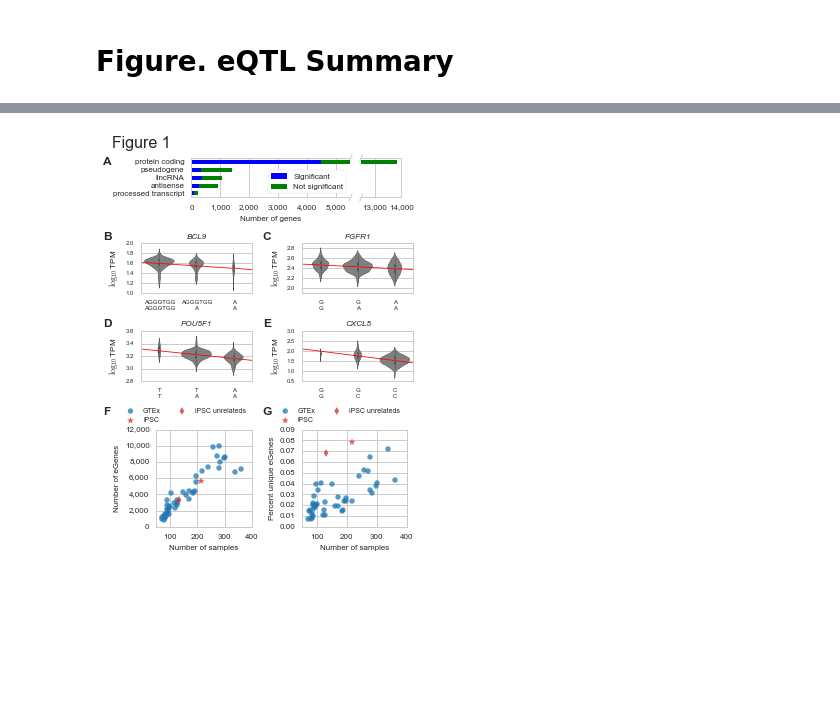
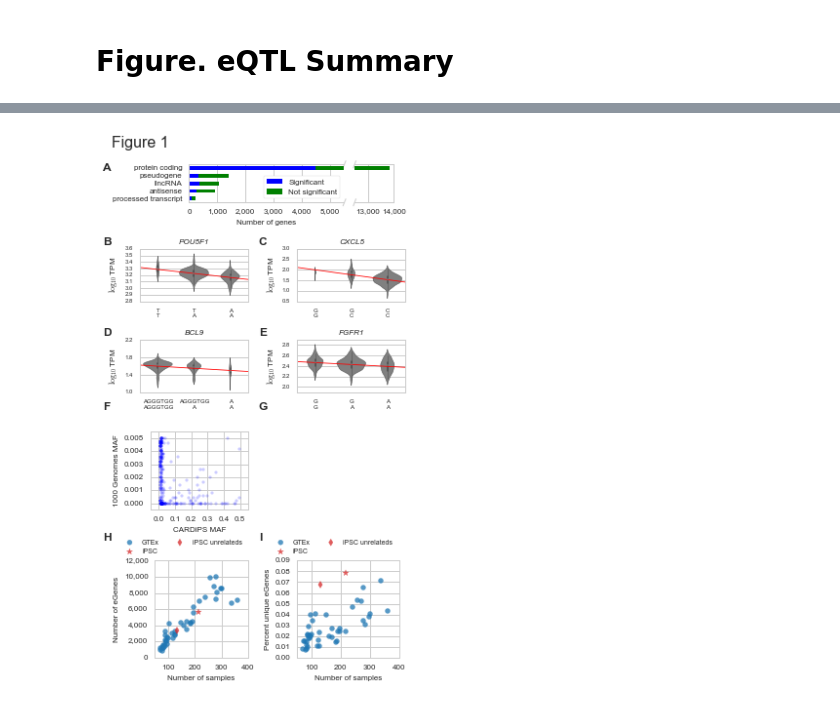
Before and after one commit to frazer-lab/cardips-ipsc-eqtl, a Jupyter notebook: notebooks/Figure. eQTL Summary.ipynb, the cells around one changed output, grey strips where cells are left out. Drawn from its saved outputs; the diff is of its cells as text; code cells hidden in the pictures; blank space fills up the shorter version.

```diff
--- a/notebooks/Figure. eQTL Summary.ipynb
+++ b/notebooks/Figure. eQTL Summary.ipynb
@@ -75,6 +75,12 @@ res_fns = pd.Series(res_fns,
 
 qvalue_sig = qvalues[qvalues.perm_sig == 1]
 qvalue_sig = qvalue_sig.sort_values('perm_qvalue')
+# %%
+fn = os.path.join(ciepy.root, 'output', 'rare_variant_eqtls', 'lead_vars_uniq.tsv')
+lead_vars_uniq = pd.read_table(fn, index_col=0)
+
+fn = os.path.join(ciepy.root, 'output', 'rare_variant_eqtls', 'rare_num_fams.tsv')
+rare_num_fams = pd.read_table(fn, index_col=0, header=None, squeeze=True)
 # %%
 fn = os.path.join(ciepy.root, 'output', 'eqtl_input',
                   'tpm_log_filtered_phe_std_norm_peer_resid.tsv')
@@ -85,9 +91,9 @@ log_exp = np.log10(exp + 1)
 log_exp = log_exp[rna_meta[rna_meta.in_eqtl].index]
 log_exp.columns = rna_meta[rna_meta.in_eqtl].wgs_id
 # %%
-# Example genes. TODO: add in two genes from GO category.
+# Example genes
 pgenes = ['IDO1', 'LCK', 'POU5F1', 'CXCL5', 'BCL9', 'FGFR1']
-pgenes = ['BCL9', 'FGFR1', 'POU5F1', 'CXCL5']
+pgenes = ['POU5F1', 'CXCL5', 'BCL9', 'FGFR1']
 genes = []
 for g in pgenes:
     i = gene_info[gene_info.gene_name == g].index[0]
@@ -168,7 +163,7 @@ gtypes.sort_values(by=['Tested'], inplace=True, ascending=True)
 gtypes = gtypes.drop('Tested', axis=1)
 gtypes.index = [x.replace('_', ' ') for x in gtypes.index]
 # %%
-fig = plt.figure(figsize=(4.48, 6.1), dpi=300)
+fig = plt.figure(figsize=(4.48, 8.1), dpi=300)
 
 gs = gridspec.GridSpec(1, 1)
 ax = fig.add_subplot(gs[0, 0])
@@ -213,7 +208,7 @@ ax2.set_xticks([13000, 14000])
 ax2.xaxis.set_major_formatter(ciepy.comma_format)
 for t in ax2.get_xticklabels() + ax2.get_yticklabels():
     t.set_fontsize(8)
-gs.tight_layout(fig, rect=[0, 0.75, 1, 0.95])
+gs.tight_layout(fig, rect=[0, 0.8, 1, 0.95])
 xmin,xmax = ax2.get_xlim()
 ymin,ymax = ax2.get_ylim()
 ax2.plot((xmin - fudge - xbreaksize, xmin - fudge + xbreaksize),
@@ -221,19 +216,20 @@ ax2.plot((xmin - fudge - xbreaksize, xmin - fudge + xbreaksize),
 ax2.plot((xmin - fudge - xbreaksize, xmin - fudge + xbreaksize),
         (ymax - ybreaksize, ymax + ybreaksize), **kwargs) # top-right diagonal
 
+# Violins
 gs = gridspec.GridSpec(1, 1)
 ax = fig.add_subplot(gs[0, 0])
 i = 0
 ax = eqtl_violin(pdf.index[i], log_exp, ax)
 ax.set_title(gene_info.ix[pdf.index[i], 'gene_name'], fontsize=8, style='italic')
-gs.tight_layout(fig, rect=[0, 0.55, 0.5, 0.78])
+gs.tight_layout(fig, rect=[0, 0.64, 0.5, 0.82])
 
 gs = gridspec.GridSpec(1, 1)
 ax = fig.add_subplot(gs[0, 0])
 i = 1
 ax = eqtl_violin(pdf.index[i], log_exp, ax)
 ax.set_title(gene_info.ix[pdf.index[i], 'gene_name'], fontsize=8, style='italic')
-gs.tight_layout(fig, rect=[0.5, 0.55, 1, 0.78])
+gs.tight_layout(fig, rect=[0.5, 0.64, 1, 0.82])
 
 gs = gridspec.GridSpec(1, 1)
 ax = fig.add_subplot(gs[0, 0])
@@ -241,13 +237,26 @@ i = 2
 ax = eqtl_violin(pdf.index[i], log_exp, ax)
 ax.set_title(gene_info.ix[pdf.index[i], 'gene_name'], fontsize=8, style='italic')
 ax.set_yticks(ax.get_yticks()[0::2])
-gs.tight_layout(fig, rect=[0, 0.35, 0.5, 0.58])
+gs.tight_layout(fig, rect=[0, 0.48, 0.5, 0.66])
 
 gs = gridspec.GridSpec(1, 1)
 ax = fig.add_subplot(gs[0, 0])
 i = 3
 ax = eqtl_violin(pdf.index[i], log_exp, ax)
-gs.tight_layout(fig, rect=[0.5, 0.35, 1, 0.58])
+gs.tight_layout(fig, rect=[0.5, 0.48, 1, 0.66])
+
+# Allele frequency scatter
+gs = gridspec.GridSpec(1, 1)
+ax = fig.add_subplot(gs[0, 0])
+t = lead_vars_uniq[lead_vars_uniq.minor_AF < 0.005]
+ax.scatter(t.maf, t.minor_AF, alpha=0.2, lw=0, s=10)
+ax.set_xlabel('CARDiPS MAF', fontsize=8)
+ax.set_ylabel('1000 Genomes MAF', fontsize=8)
+for t in ax.get_xticklabels() + ax.get_yticklabels():
+    t.set_fontsize(8)
+ax.set_xlim(-0.05, 0.55)
+ax.set_ylim(-0.0005, 0.0055)
+gs.tight_layout(fig, rect=[0, 0.26, 0.5, 0.48])
 
 # Number of eGenes vs. number of samples
 gs = gridspec.GridSpec(1, 1)
@@ -269,47 +278,50 @@ for t in ax.get_xticklabels() + ax.get_yticklabels():
 #ax.legend(frameon=True, fancybox=True, fontsize=7, loc='lower right')
 ax.yaxis.set_major_formatter(ciepy.comma_format)
 ax.set_xticks(ax.get_xticks()[1::2])
-gs.tight_layout(fig, rect=[0, 0, 0.52, 0.34])
+gs.tight_layout(fig, rect=[0, 0, 0.52, 0.26])
 
 # Percent distinct eGenes
 gs = gridspec.GridSpec(1, 1)
 ax = fig.add_subplot(gs[0, 0])
 ax.scatter(plotd.ix[plotd.source == 'gtex', 'num_samples'],
            plotd.ix[plotd.source == 'gtex', 'percent_distinct_egenes'],
            label='GTEx', color=cpb.analysis.tableau20[0], s=25, alpha=0.75)
 ax.scatter([plotd.ix['ipsc', 'num_samples']],
            [plotd.ix['ipsc', 'percent_distinct_egenes']],
            label='iPSC', color=cpb.analysis.tableau20[6], alpha=0.75, s=40, marker='*')
 ax.scatter([plotd.ix['ipsc_unrelateds', 'num_samples']],
            [plotd.ix['ipsc_unrelateds', 'percent_distinct_egenes']],
            label='iPSC unrelateds', color=cpb.analysis.tableau20[6], alpha=0.75, s=25, marker='d')
 ax.legend(fontsize=7, loc='lower right', ncol=2, bbox_to_anchor=(1, 1))
 ax.set_xlabel('Number of samples', fontsize=8)
 ax.set_ylabel('Percent unique eGenes', fontsize=8)
 for t in ax.get_xticklabels() + ax.get_yticklabels():
     t.set_fontsize(8)
 # ax.legend(frameon=True, fancybox=True, fontsize=7, loc='upper right')
 ymin,ymax = ax.get_ylim()
 ax.set_ylim(0, ymax)
 ax.set_xticks(ax.get_xticks()[1::2])
-gs.tight_layout(fig, rect=[0.48, 0, 1, 0.34])
+gs.tight_layout(fig, rect=[0.48, 0, 1, 0.26])
 
-t = fig.text(0.005, 0.91, 'A', weight='bold',
+t = fig.text(0.005, 0.92, 'A', weight='bold',
              size=12)
-t = fig.text(0.005, 0.74, 'B', weight='bold',
+t = fig.text(0.005, 0.79, 'B', weight='bold',
              size=12)
-t = fig.text(0.5, 0.74, 'C', weight='bold',
+t = fig.text(0.5, 0.79, 'C', weight='bold',
              size=12)
-t = fig.text(0.005, 0.54, 'D', weight='bold',
+t = fig.text(0.005, 0.63, 'D', weight='bold',
              size=12)
-t = fig.text(0.5, 0.54, 'E', weight='bold',
+t = fig.text(0.5, 0.63, 'E', weight='bold',
              size=12)
-t = fig.text(0.005, 0.34, 'F', weight='bold',
+t = fig.text(0.005, 0.5, 'F', weight='bold',
              size=12)
-t = fig.text(0.5, 0.34, 'G', weight='bold',
+t = fig.text(0.5, 0.5, 'G', weight='bold',
+             size=12)
+t = fig.text(0.005, 0.27, 'H', weight='bold',
+             size=12)
+t = fig.text(0.5, 0.27, 'I', weight='bold',
              size=12)
 
-fig.savefig(os.path.join(outdir, 'eqtl_summary.pdf'))
 fig.savefig(os.path.join(outdir, 'eqtl_summary.png'), dpi=300)
 # %% [output]
-[figure, old version]
+[figure, new version]
```
Also changed, not shown: parts of 8 cells of this notebook, 2 other files.
